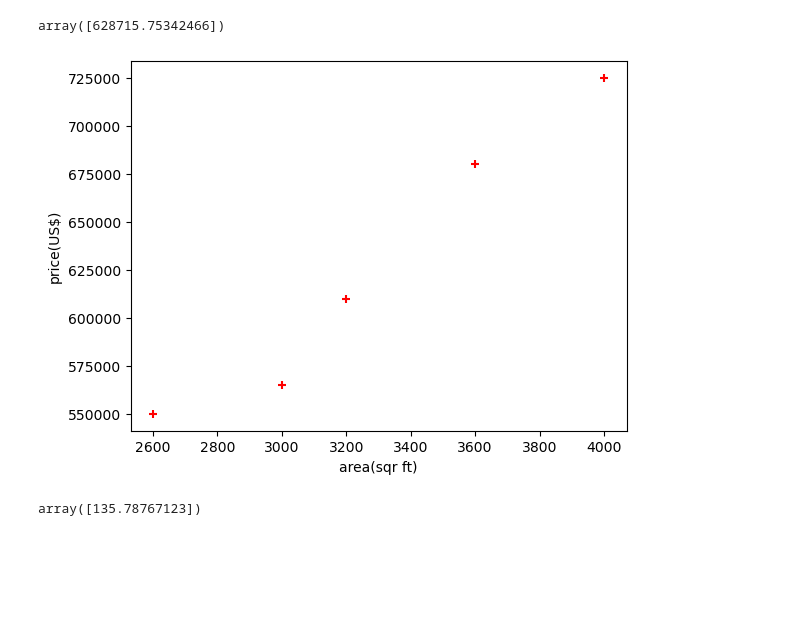
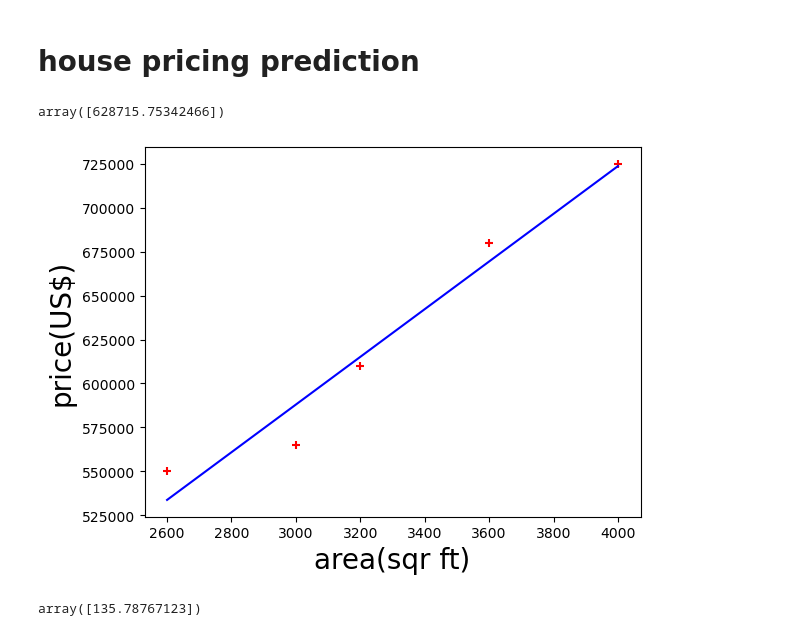
Before and after one commit to RDX-Rudra/Python-World, a Jupyter notebook: jupiter/homePricings.ipynb, the cells around one changed output. Drawn from its saved outputs; the diff is of its cells as text; code cells hidden in the pictures; blank space fills up the shorter version.

```diff
--- a/jupiter/homePricings.ipynb
+++ b/jupiter/homePricings.ipynb
@@ -1,24 +1,28 @@
+# %% [markdown]
+# house pricing prediction
 # %%
 import pandas as pd
 import numpy as np
 import matplotlib.pyplot as plt
 from sklearn import linear_model
 
 
 df = pd.read_csv("..\ML\homelook.csv")
 
 %matplotlib inline
-plt.xlabel('area(sqr ft)')
-plt.ylabel('price(US$)')
+plt.xlabel('area(sqr ft)', fontsize=20)
+plt.ylabel('price(US$)', fontsize=20)
 plt.scatter(df.area, df.price, color='red',marker='+')
+
 
 reg = linear_model.LinearRegression()
 reg.fit(df[['area']], df.price)
 
+plt.plot(df.area, reg.predict(df[['area']]), color='blue')
 reg.predict([[3300]])
 # %% [output]
 array([628715.75342466])
-[figure, old version]
+[figure, new version]
 # %%
 reg.coef_
 # %% [output]
```
Also changed, not shown: parts of 5 cells of this notebook, 3 other files.
